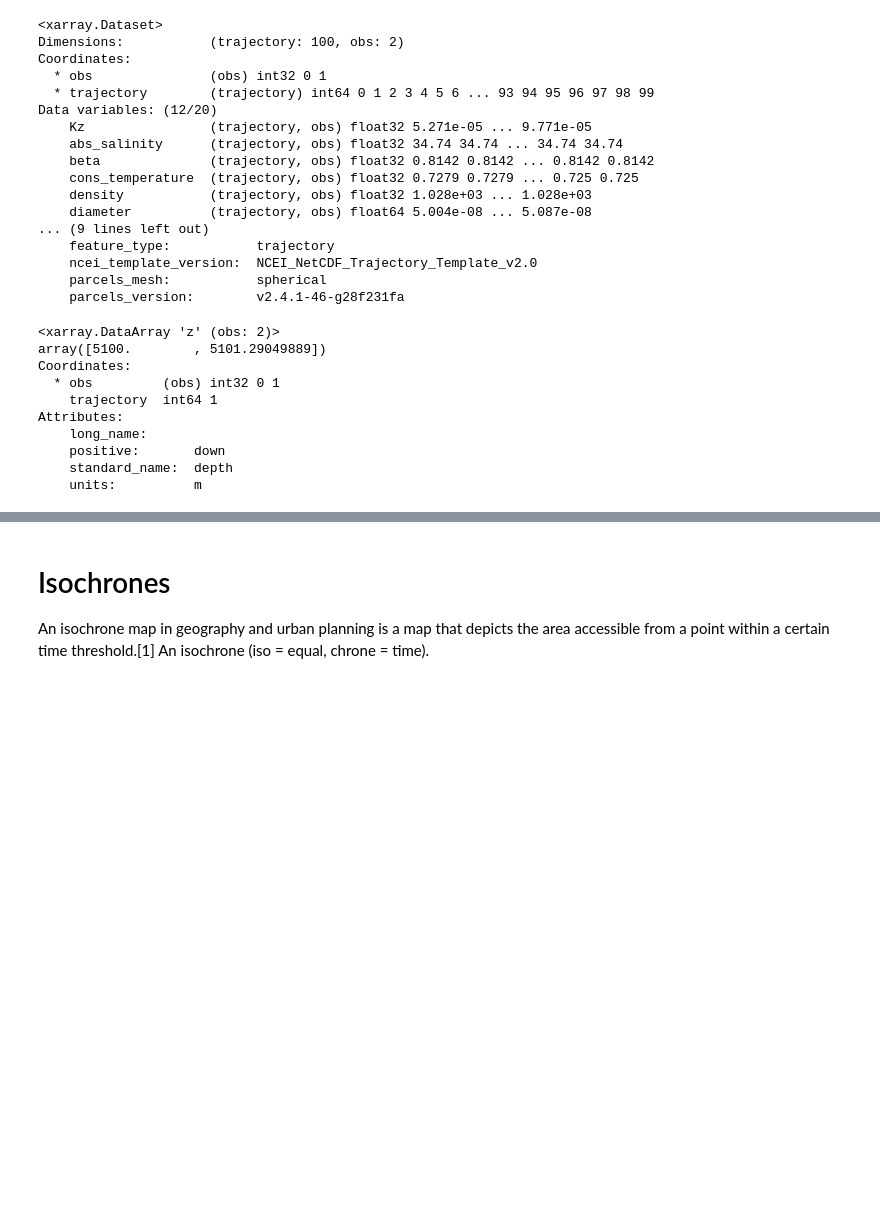
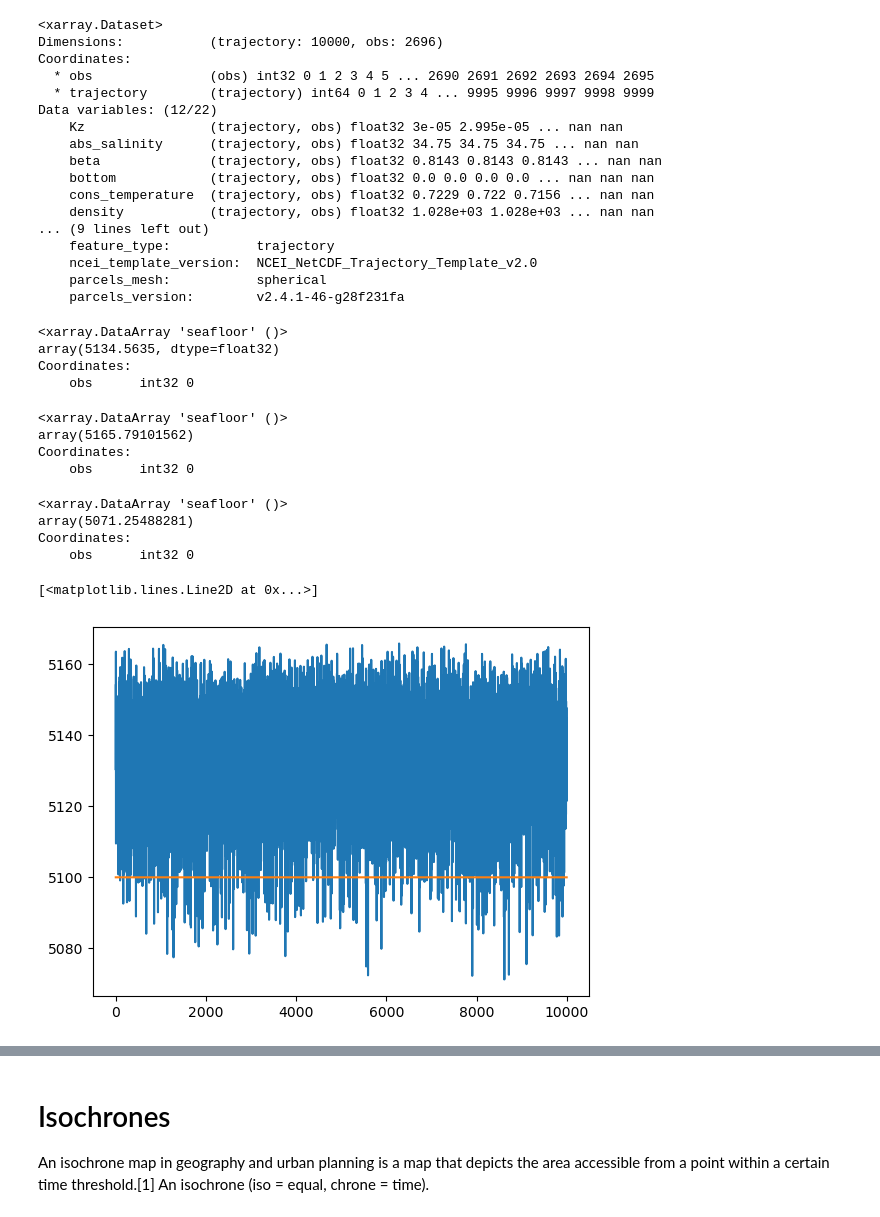
Before and after one commit to OceanParcels/Backtracking_Abyssal_Nanoplastics, a Jupyter notebook: notebooks/test_23334.ipynb, the cells around one changed output, grey strips where cells are left out. Cells and saved outputs as stored; diff of their text form; code cells hidden in the pictures; blank space fills up the shorter version.

```diff
--- a/notebooks/test_23334.ipynb
+++ b/notebooks/test_23334.ipynb
@@ -4,38 +4,52 @@ import matplotlib.pyplot as plt
 import xarray as xr
 from tqdm import tqdm
 # %%
-sim = xr.open_zarr('/storage/shared/oceanparcels/output_data/data_Claudio/tests/3d-b.zarr/')
+sim = xr.open_zarr('/storage/shared/oceanparcels/output_data/data_Claudio/pe448/HC13_5100.zarr')
 sim = sim.compute()
 # %%
 sim
 # %% [output]
 <xarray.Dataset>
-Dimensions:           (trajectory: 100, obs: 2)
+Dimensions:           (trajectory: 10000, obs: 2696)
 Coordinates:
-  * obs               (obs) int32 0 1
-  * trajectory        (trajectory) int64 0 1 2 3 4 5 6 ... 93 94 95 96 97 98 99
-Data variables: (12/20)
-    Kz                (trajectory, obs) float32 5.271e-05 ... 9.771e-05
-    abs_salinity      (trajectory, obs) float32 34.74 34.74 ... 34.74 34.74
-    beta              (trajectory, obs) float32 0.8142 0.8142 ... 0.8142 0.8142
-    cons_temperature  (trajectory, obs) float32 0.7279 0.7279 ... 0.725 0.725
-    density           (trajectory, obs) float32 1.028e+03 ... 1.028e+03
-    diameter          (trajectory, obs) float64 5.004e-08 ... 5.087e-08
+  * obs               (obs) int32 0 1 2 3 4 5 ... 2690 2691 2692 2693 2694 2695
+  * trajectory        (trajectory) int64 0 1 2 3 4 ... 9995 9996 9997 9998 9999
+Data variables: (12/22)
+    Kz                (trajectory, obs) float32 3e-05 2.995e-05 ... nan nan
+    abs_salinity      (trajectory, obs) float32 34.75 34.75 34.75 ... nan nan
+    beta              (trajectory, obs) float32 0.8143 0.8143 0.8143 ... nan nan
+    bottom            (trajectory, obs) float32 0.0 0.0 0.0 0.0 ... nan nan nan
+    cons_temperature  (trajectory, obs) float32 0.7229 0.722 0.7156 ... nan nan
+    density           (trajectory, obs) float32 1.028e+03 1.028e+03 ... nan nan
 ... (9 lines left out)
     feature_type:           trajectory
     ncei_template_version:  NCEI_NetCDF_Trajectory_Template_v2.0
     parcels_mesh:           spherical
     parcels_version:        v2.4.1-46-g28f231fa
-# %%
-sim['z'][1,:]
-# %% [output]
-<xarray.DataArray 'z' (obs: 2)>
-array([5100.        , 5101.29049889])
-Coordinates:
-  * obs         (obs) int32 0 1
-    trajectory  int64 1
-Attributes:
-    long_name:
-    positive:       down
-    standard_name:  depth
-    units:          m
+# %%
+sim['seafloor'][:, 0].mean()
+# %% [output]
+<xarray.DataArray 'seafloor' ()>
+array(5134.5635, dtype=float32)
+Coordinates:
+    obs      int32 0
+# %%
+sim['seafloor'][:, 0].max()
+# %% [output]
+<xarray.DataArray 'seafloor' ()>
+array(5165.79101562)
+Coordinates:
+    obs      int32 0
+# %%
+sim['seafloor'][:, 0].min()
+# %% [output]
+<xarray.DataArray 'seafloor' ()>
+array(5071.25488281)
+Coordinates:
+    obs      int32 0
+# %%
+plt.plot(sim['seafloor'][:, 0])
+plt.plot(sim['z'][:, 0])
+# %% [output]
+[<matplotlib.lines.Line2D at 0x...>]
+[figure, added]
```
Also changed, not shown: parts of 8 cells of this notebook, 3 other files.
